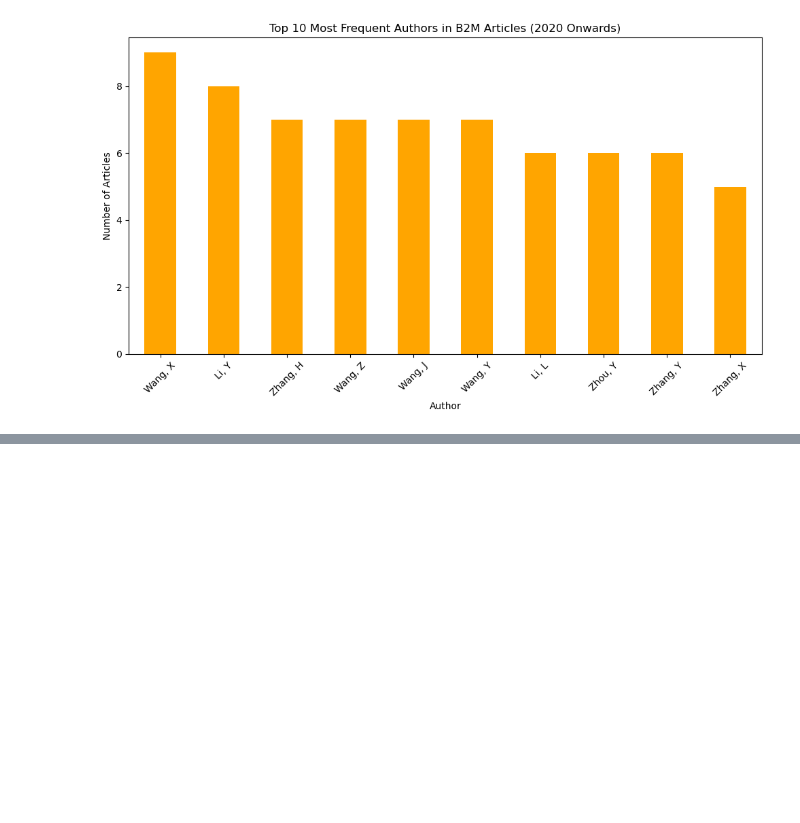
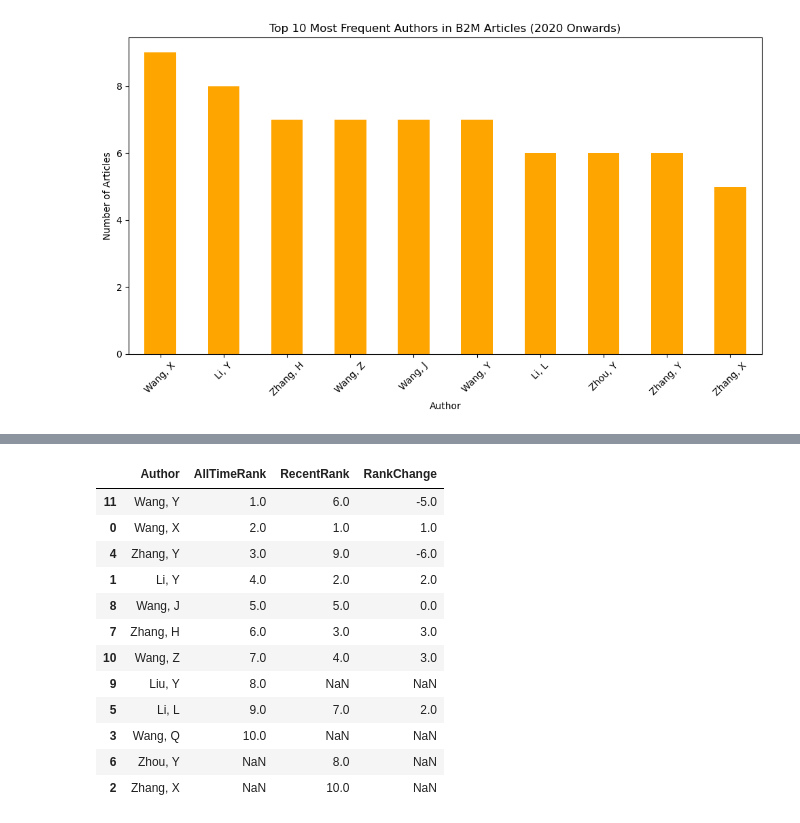
Before and after one commit to LillWawrence/consulting_skills_exam, a Jupyter notebook: will.ipynb, the cells around one changed output, grey strips where cells are left out. Cells and saved outputs as stored; diff of their text form; code cells hidden in the pictures; blank space fills up the shorter version.

```diff
--- a/will.ipynb
+++ b/will.ipynb
@@ -188,0 +199,36 @@ plt.show()
+# %%
+# collecting all author names in top_authors and top_recent_authors, and then creating a table with their 'all time' rank and 'recent' rank
+all_top_authors = set(top_authors.index).union(set(top_recent_authors.index))
+
+ranking_table = []
+
+for author in all_top_authors:
+    all_time_rank = top_authors.index.get_loc(author) + 1 if author in top_authors.index else None
+    recent_rank = top_recent_authors.index.get_loc(author) + 1 if author in top_recent_authors.index else None
+    ranking_table.append({
+        'Author': author,
+        'AllTimeRank': all_time_rank,
+        'RecentRank': recent_rank
+    })
+
+ranking_df = pd.DataFrame(ranking_table)
+ranking_df = ranking_df.sort_values(by=['AllTimeRank', 'RecentRank'], na_position='last')
+ranking_df
+
+# adding change in rank to the dataframe
+ranking_df['RankChange'] = ranking_df['AllTimeRank'] - ranking_df['RecentRank']
+ranking_df
+# %% [output]
+|  | Author | AllTimeRank | RecentRank | RankChange |
+| 11 | Wang, Y | 1.0 | 6.0 | -5.0 |
+| 0 | Wang, X | 2.0 | 1.0 | 1.0 |
+| 4 | Zhang, Y | 3.0 | 9.0 | -6.0 |
+| 1 | Li, Y | 4.0 | 2.0 | 2.0 |
+| 8 | Wang, J | 5.0 | 5.0 | 0.0 |
+| 7 | Zhang, H | 6.0 | 3.0 | 3.0 |
+| 10 | Wang, Z | 7.0 | 4.0 | 3.0 |
+| 9 | Liu, Y | 8.0 | NaN | NaN |
+| 5 | Li, L | 9.0 | 7.0 | 2.0 |
+| 3 | Wang, Q | 10.0 | NaN | NaN |
+| 6 | Zhou, Y | NaN | 8.0 | NaN |
+| 2 | Zhang, X | NaN | 10.0 | NaN |
```
Also changed, not shown: parts of 4 cells of this notebook.
